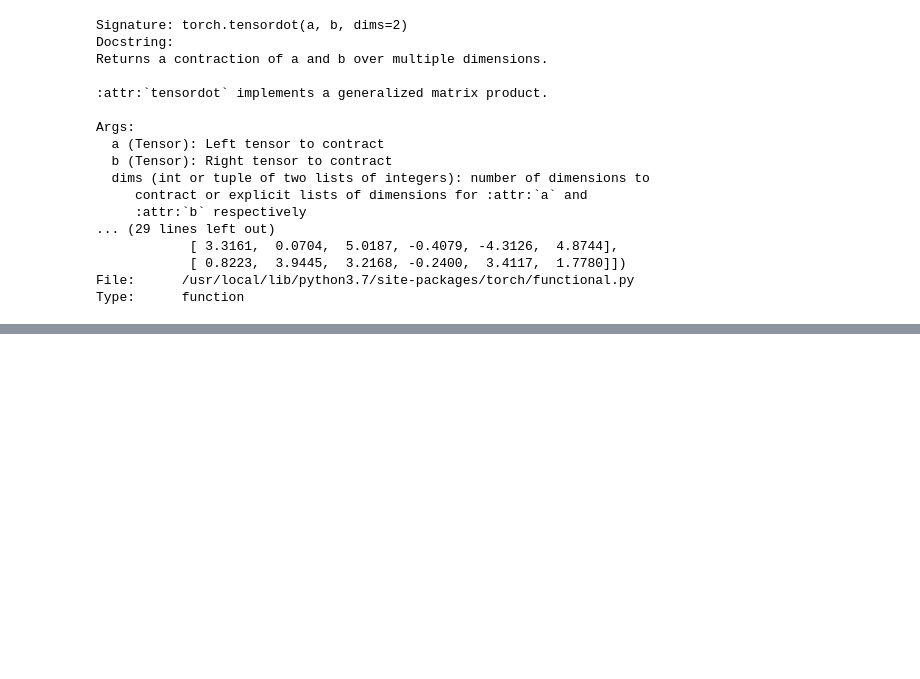
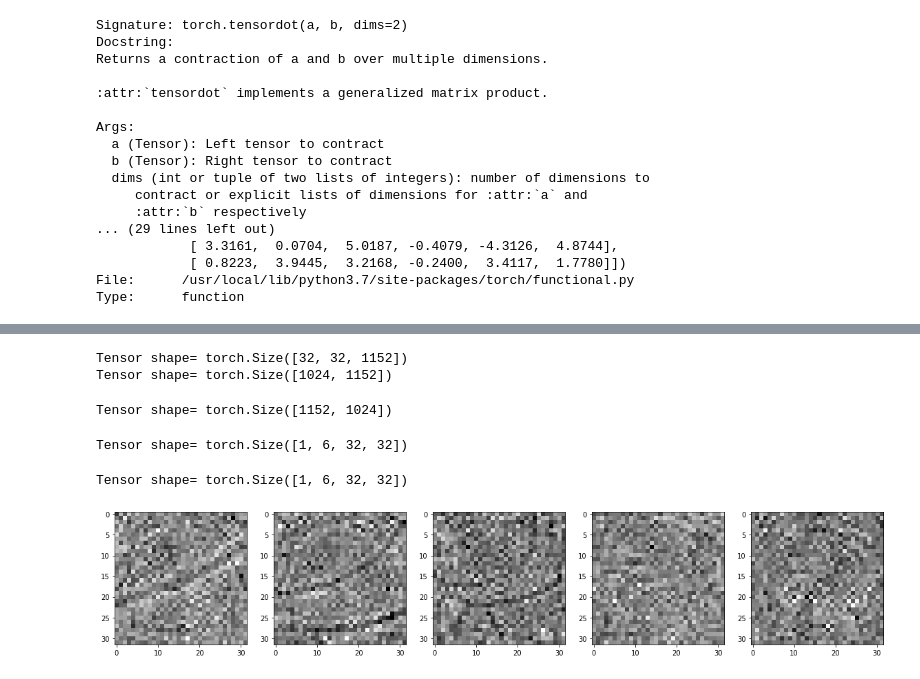
Before and after one commit to bicv/POLO, a Jupyter notebook: notebooks/2020-02-07_retina_warp.ipynb, the cells around one changed output, grey strips where cells are left out. Drawn from its saved outputs; the diff is of its cells as text; code cells hidden in the pictures; blank space fills up the shorter version.

```diff
--- a/notebooks/2020-02-07_retina_warp.ipynb
+++ b/notebooks/2020-02-07_retina_warp.ipynb
@@ -218,0 +220,5 @@ torch.Size([1, 6, 1024, 1024, 128])
+# %%
+fig, axs = plt.subplots(1, n_levels-1, figsize=(20,20))
+for i_level, ax in enumerate(axs):
+    ax.imshow(img_crop.numpy()[0, i_level, ...], cmap='gray')
+print('Tensor shape=', img_crop.shape)
@@ -218,0 +228,25 @@ torch.Size([1, 6, 1024, 1024, 128])
+# %%
+print('Tensor shape=', K_.shape)
+K__ = K_.reshape((1024, n_azimuth*n_theta*n_phase))
+print('Tensor shape=', K__.shape)
+# %% [output]
+Tensor shape= torch.Size([32, 32, 1152])
+Tensor shape= torch.Size([1024, 1152])
+# %%
+K_inv = torch.pinverse(K__)
+print('Tensor shape=', K_inv.shape)
+# %% [output]
+Tensor shape= torch.Size([1152, 1024])
+# %%
+img_rec =  torch.tensordot(out, K_inv,  dims=1).reshape((1, 6, 32, 32))
+print('Tensor shape=', img_rec.shape)
+# %% [output]
+Tensor shape= torch.Size([1, 6, 32, 32])
+# %%
+fig, axs = plt.subplots(1, n_levels-1, figsize=(20,20))
+for i_level, ax in enumerate(axs):
+    ax.imshow(img_rec.numpy()[0, i_level, ...], cmap='gray')
+print('Tensor shape=', img_crop.shape)
+# %% [output]
+Tensor shape= torch.Size([1, 6, 32, 32])
+[figure, added]
```
Also changed, not shown: parts of 8 cells of this notebook, 1 other file.
